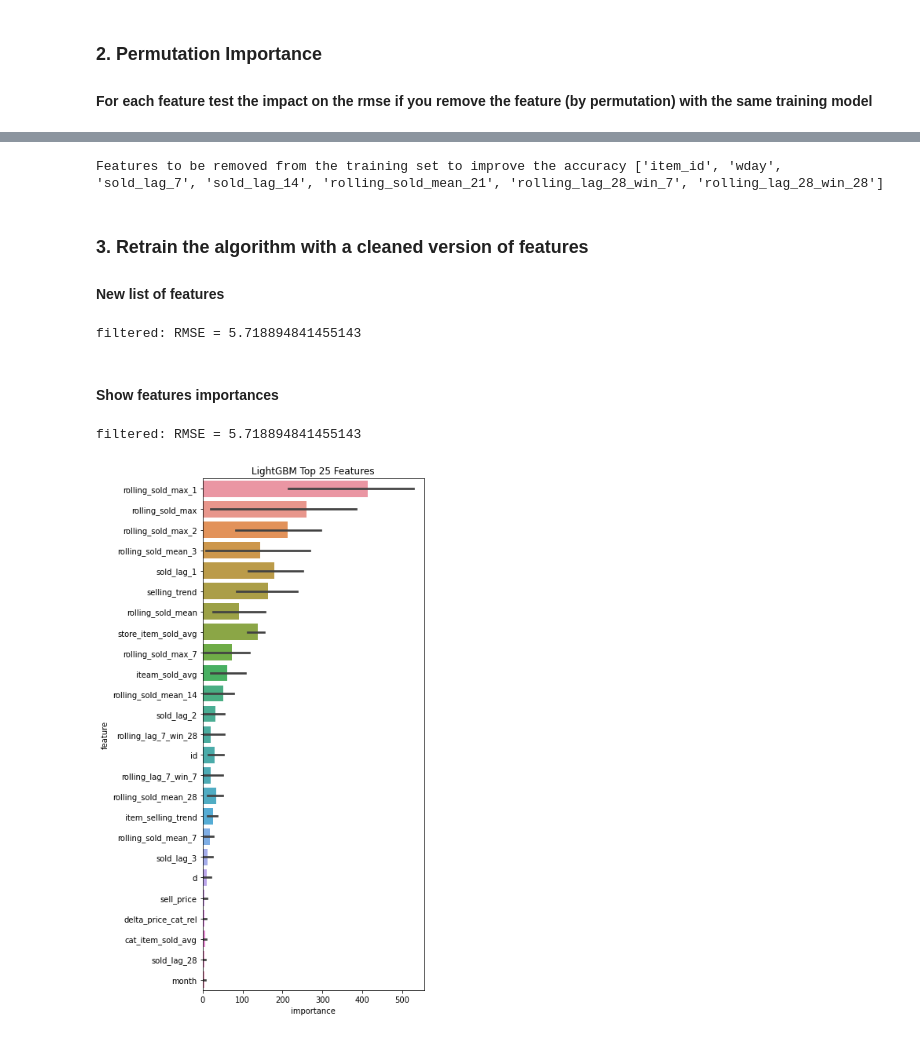
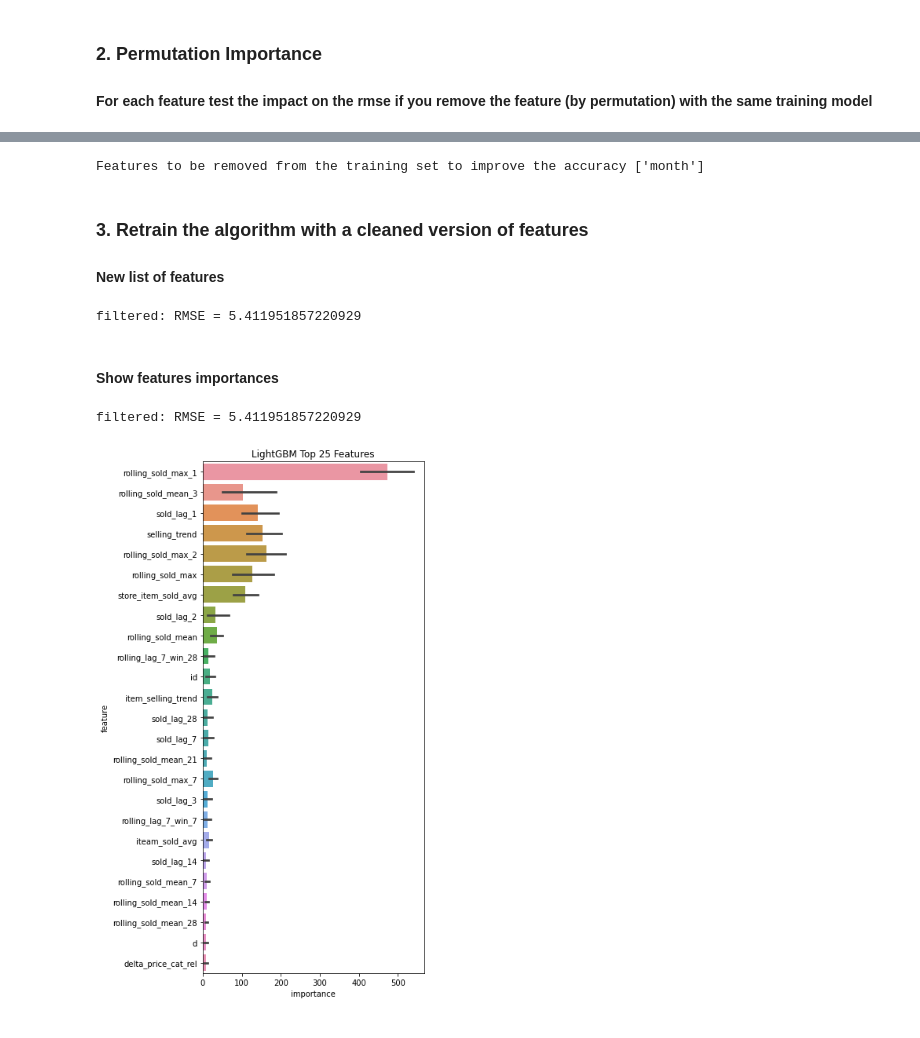
Before and after one commit to samirsaci/permutation-pca, a Jupyter notebook: notebook.ipynb, the cells around one changed output, grey strips where cells are left out. Drawn from its saved outputs; the diff is of its cells as text; code cells hidden in the pictures.

```diff
--- a/notebook.ipynb
+++ b/notebook.ipynb
@@ -41,7 +41,7 @@ pd.set_option("display.max_columns", None)
 #### Import Procesed DataFrame
 # %%
 # Import Data
-data_size = 'light'
+data_size = 'improved'
 data = pd.read_pickle('data/data_features_{}.pkl'.format(data_size))
 
 # Start records from 55th
@@ -109,7 +109,7 @@ dict_stepname = dict(zip(LIST_STEPS, LIST_STEPS_NAME))
 ### 1. Baseline with all features
 #### What would be the rmse if you use all features
 # %%
-folder_name = 'models/initial/'
+folder_name = 'model_perm/initial/'
 dict_error = {}
 model_name = 'initial'
 
@@ -140,13 +140,13 @@ filtered: RMSE = 6.680362998143
 # %%
 # Baseline with initial features
 baseline_rmse = valid_rmse
+folder_model = 'model_perm/initial/'
 print("Baseline with all features: RMSE = {}".format(baseline_rmse))
 
 # Parameters
 all_features = dict_features['STEP_6']
 stores = data.store_id.unique()
 d_store_id = dict_data['d_store_id']
-folder_model = 'models/initial/'
 
 # Dictionnary of error
 dict_error = {}
@@ -192,7 +210,7 @@ plt.show()
 list_remove = list(df_permres[df_permres['delta']<0]['remove'].unique())
 print("Features to be removed from the training set to improve the accuracy {}".format(list_remove))
 # %% [output]
-Features to be removed from the training set to improve the accuracy ['item_id', 'wday', 'sold_lag_7', 'sold_lag_14', 'rolling_sold_mean_21', 'rolling_lag_28_win_7', 'rolling_lag_28_win_28']
+Features to be removed from the training set to improve the accuracy ['month']
 # %% [markdown]
 ### 3. Retrain the algorithm with a cleaned version of features
 #### New list of features
@@ -202,7 +220,7 @@ model_name = 'permutation'
 # Update the features
 new_features = [feat for feat in all_features if (feat not in list_remove) or (feat in ['sold'])]
 # Models with filtered scope
-folder_name = 'models/permutation/'
+folder_name = 'model_perm/perm/'
 # %%
 # DataFrame with filter scope
 data_scope = data.copy()
@@ -219,13 +237,13 @@ valid_rmse = 100 * np.sqrt(np.mean((df_validpred.validation.values - df_validpre
 dict_error['all_features'] = valid_rmse
 print("{}: RMSE = {}".format('filtered', valid_rmse))
 # %% [output]
-filtered: RMSE = 5.718894841455143
+filtered: RMSE = 5.411951857220929
 # %% [markdown]
 #### Show features importances
 # %%
-folder_model = 'models/permutation/'
+folder_model = 'model_perm/perm/'
 n_features = 25
 features_importance(folder_model, 'permutation', new_features, d_store_id, valid_rmse, stores, n_features)
 # %% [output]
-filtered: RMSE = 5.718894841455143
+filtered: RMSE = 5.411951857220929
-[figure, old version]
+[figure, new version]
```
Also changed, not shown: parts of 9 cells of this notebook, 33 other files.
